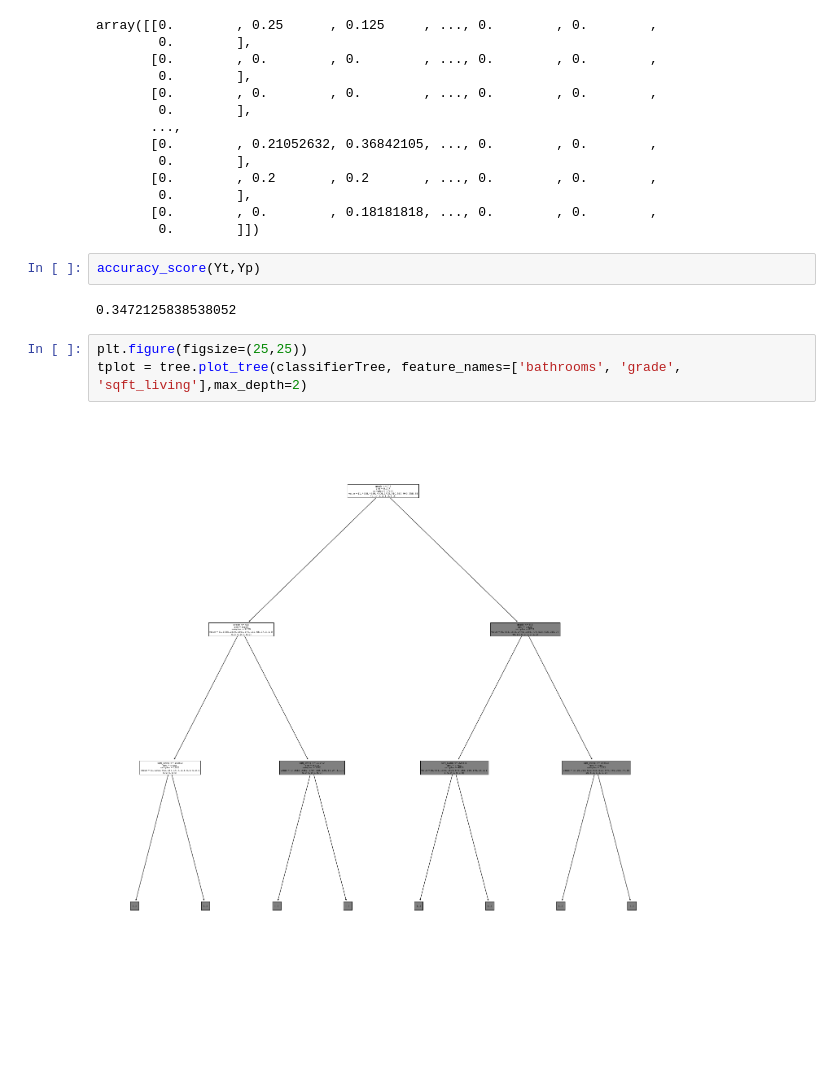
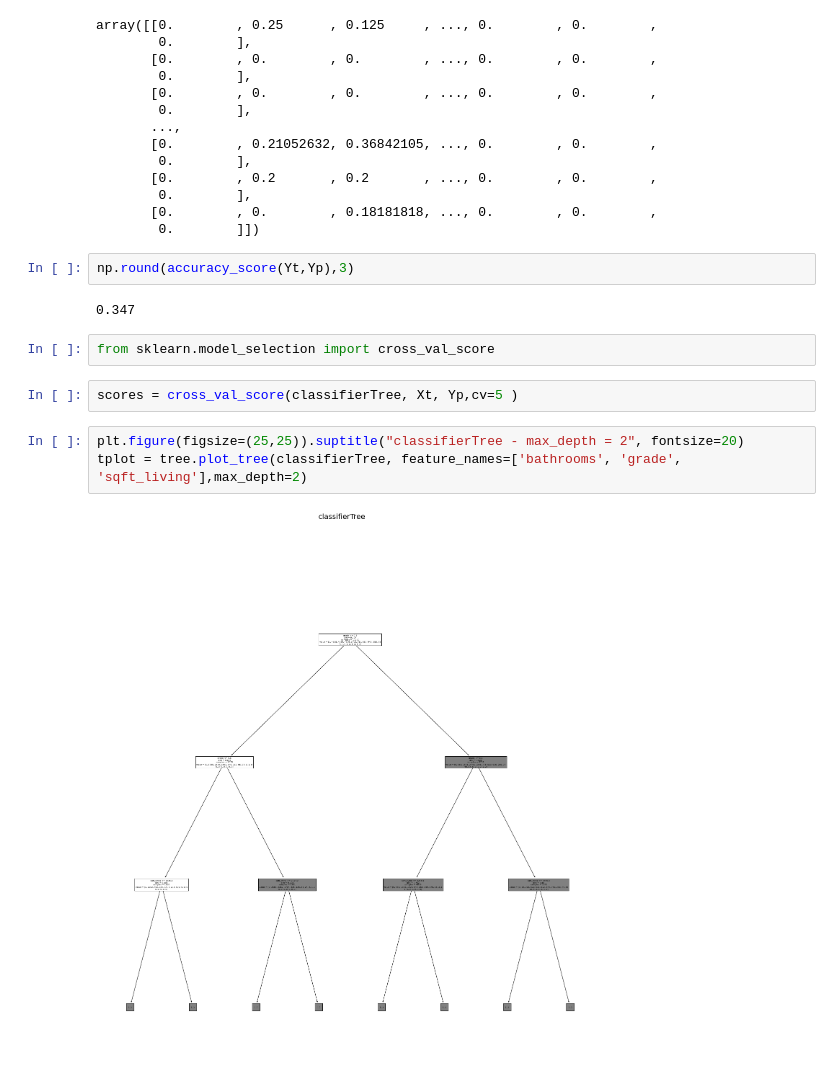
Before and after one commit to giantmagellan/WashStateHousingSales, a Jupyter notebook: JupyterNB/ads500b-step-03-mayel-final-alternative.ipynb, the cells around one changed output. Saved outputs shown, nothing was run; the diff lists cells and outputs as text; blank space fills up the shorter version.

```diff
--- a/JupyterNB/ads500b-step-03-mayel-final-alternative.ipynb
+++ b/JupyterNB/ads500b-step-03-mayel-final-alternative.ipynb
@@ -272,13 +272,17 @@ array([[0.        , 0.25      , 0.125     , ..., 0.        , 0.        ,
         0.        ],
        [0.        , 0.        , 0.18181818, ..., 0.        , 0.        ,
         0.        ]])
-# %%
-accuracy_score(Yt,Yp)
-# %% [output]
-0.3472125838538052
+# %%
+np.round(accuracy_score(Yt,Yp),3)
+# %% [output]
+0.347
+# %%
+from sklearn.model_selection import cross_val_score
+# %%
+scores = cross_val_score(classifierTree, Xt, Yp,cv=5 )
 # %%
-plt.figure(figsize=(25,25))
+plt.figure(figsize=(25,25)).suptitle("classifierTree - max_depth = 2", fontsize=20)
 tplot = tree.plot_tree(classifierTree, feature_names=['bathrooms', 'grade', 'sqft_living'],max_depth=2)
 # %% [output]
-[figure, old version]
+[figure, new version]
 # %%
```
Also changed, not shown: parts of 1 cell of this notebook, 1 other file.
